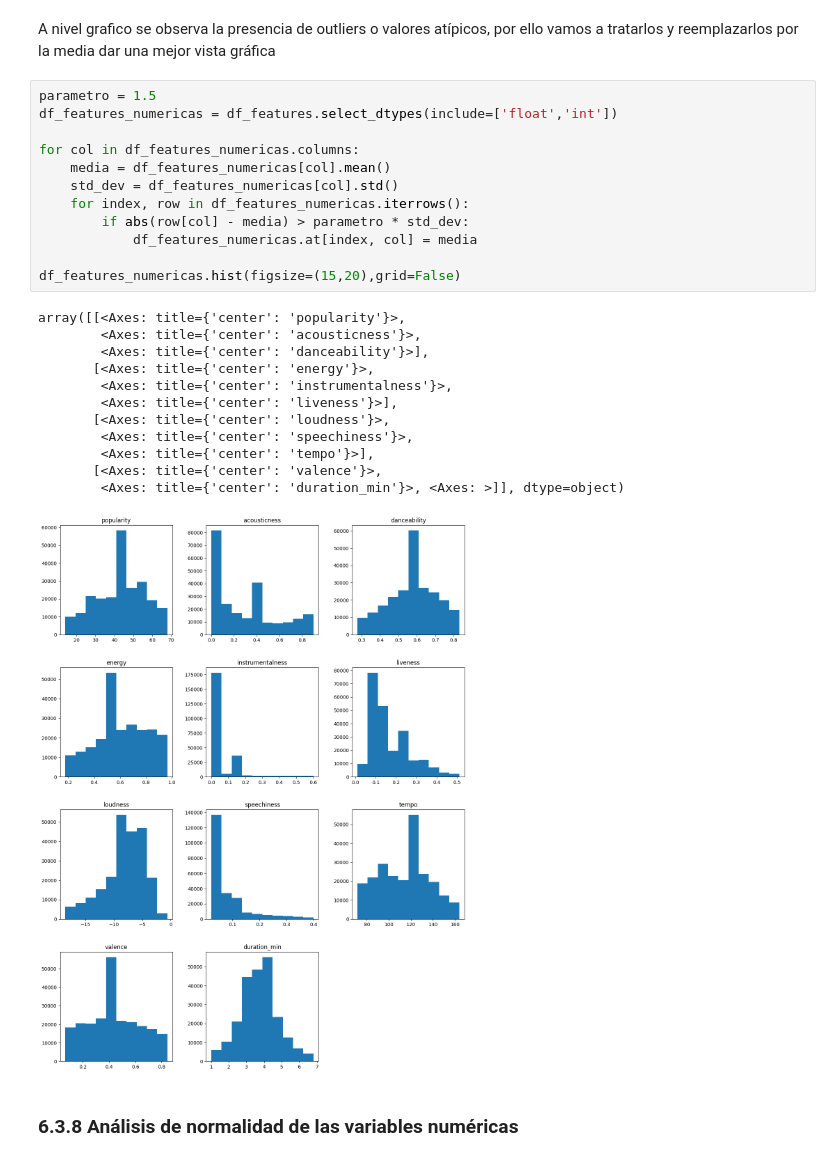
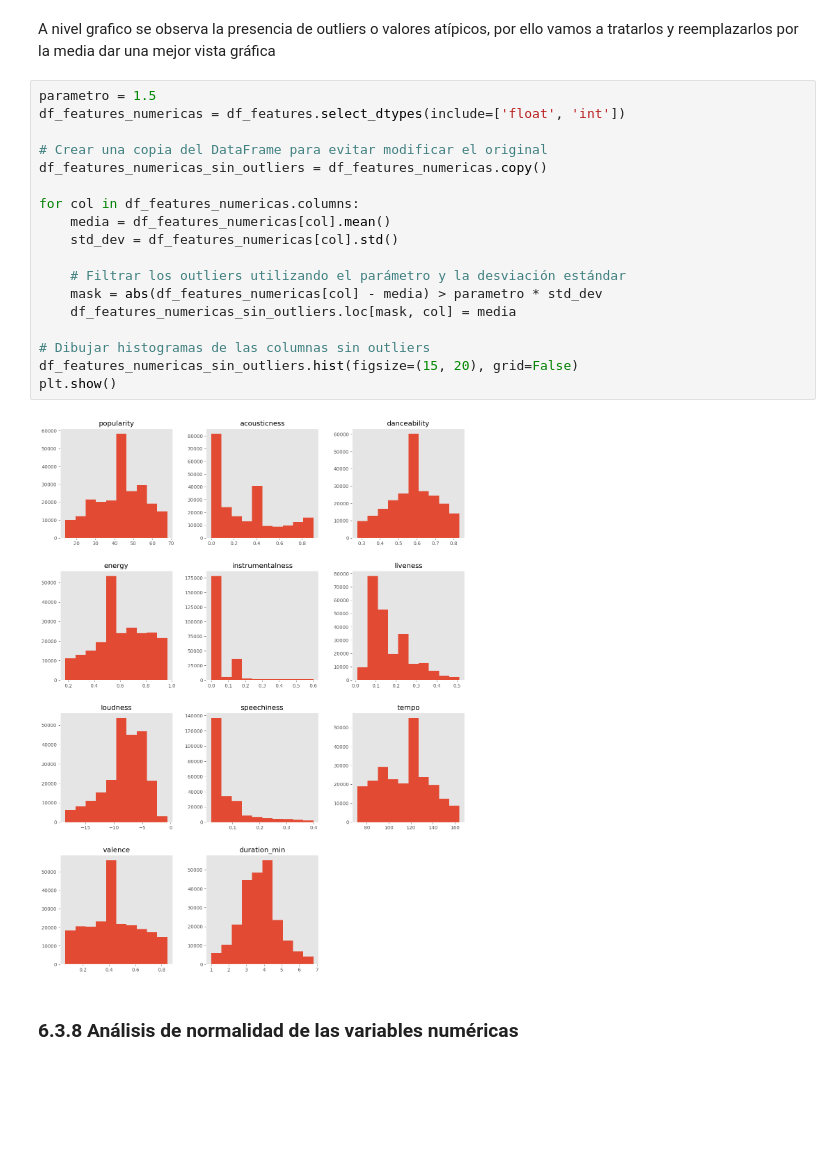
Before and after one commit to ronaldespinozaa/Exploratory_Analysis_SPOTIFY, a Jupyter notebook: script.ipynb, the cells around one changed output. Drawn from its saved outputs; the diff is of its cells as text; blank space fills up the shorter version.

```diff
--- a/script.ipynb
+++ b/script.ipynb
@@ -561,28 +745,23 @@ plt.show()
 A nivel grafico se observa la presencia de outliers o valores atípicos, por ello vamos a tratarlos y reemplazarlos por la media dar una mejor vista gráfica
 # %%
 parametro = 1.5
-df_features_numericas = df_features.select_dtypes(include=['float','int'])
+df_features_numericas = df_features.select_dtypes(include=['float', 'int'])
+
+# Crear una copia del DataFrame para evitar modificar el original
+df_features_numericas_sin_outliers = df_features_numericas.copy()
 
 for col in df_features_numericas.columns:
     media = df_features_numericas[col].mean()
     std_dev = df_features_numericas[col].std()
-    for index, row in df_features_numericas.iterrows():
-        if abs(row[col] - media) > parametro * std_dev:
-            df_features_numericas.at[index, col] = media
 
-df_features_numericas.hist(figsize=(15,20),grid=False)
+    # Filtrar los outliers utilizando el parámetro y la desviación estándar
+    mask = abs(df_features_numericas[col] - media) > parametro * std_dev
+    df_features_numericas_sin_outliers.loc[mask, col] = media
+
+# Dibujar histogramas de las columnas sin outliers
+df_features_numericas_sin_outliers.hist(figsize=(15, 20), grid=False)
+plt.show()
 # %% [output]
-array([[<Axes: title={'center': 'popularity'}>,
-        <Axes: title={'center': 'acousticness'}>,
-        <Axes: title={'center': 'danceability'}>],
-       [<Axes: title={'center': 'energy'}>,
-        <Axes: title={'center': 'instrumentalness'}>,
-        <Axes: title={'center': 'liveness'}>],
-       [<Axes: title={'center': 'loudness'}>,
-        <Axes: title={'center': 'speechiness'}>,
-        <Axes: title={'center': 'tempo'}>],
-       [<Axes: title={'center': 'valence'}>,
-        <Axes: title={'center': 'duration_min'}>, <Axes: >]], dtype=object)
-[figure, old version]
+[figure, new version]
 # %% [markdown]
 ### 6.3.8 Análisis de normalidad de las variables numéricas ###
```
Also changed, not shown: parts of 50 cells of this notebook.
